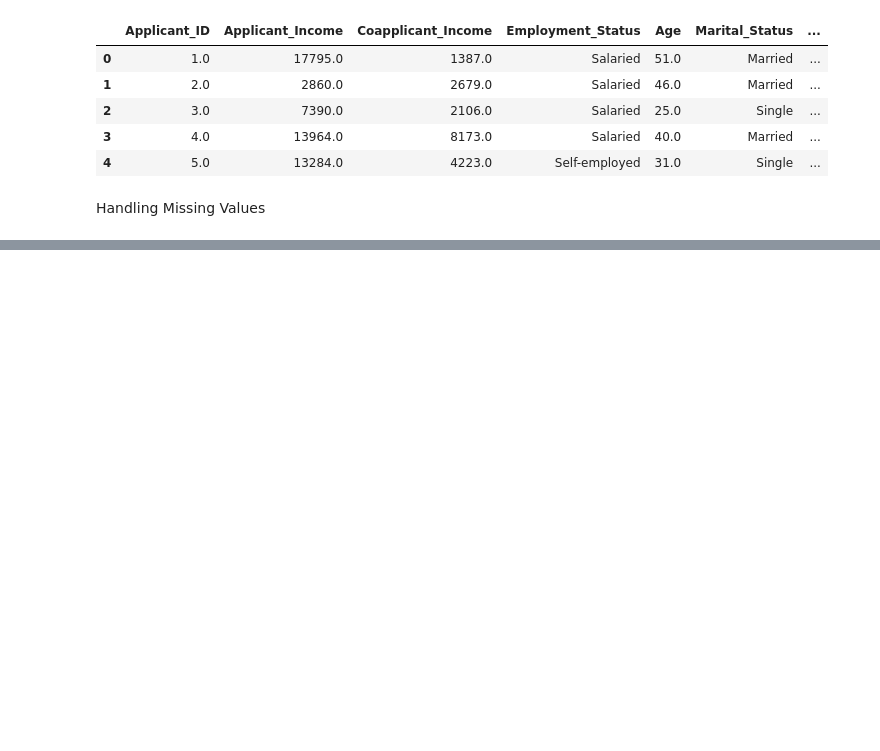
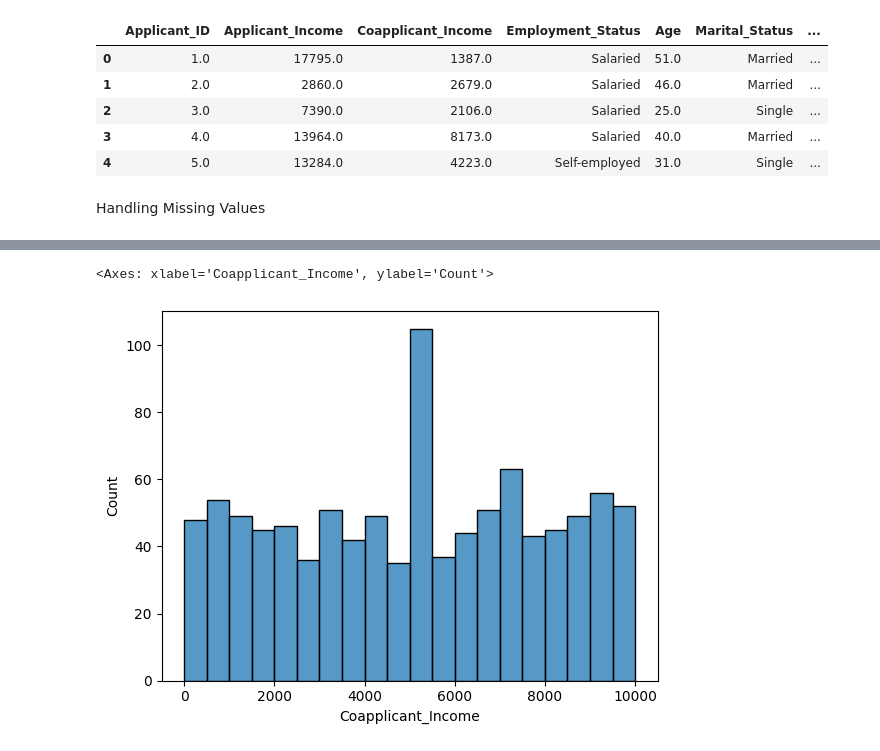
Before and after one commit to hrshagarwal/LoanSense-AI, a Jupyter notebook: loansense.ipynb, the cells around one changed output, grey strips where cells are left out. Drawn from its saved outputs; the diff is of its cells as text; code cells hidden in the pictures; blank space fills up the shorter version.

```diff
--- a/loansense.ipynb
+++ b/loansense.ipynb
@@ -35,0 +72,9 @@ df.isnull().sum()
+# %%
+sns.histplot(
+    data = df,
+    x = "Coapplicant_Income",
+    bins=20
+)
+# %% [output]
+<Axes: xlabel='Coapplicant_Income', ylabel='Count'>
+[figure, added]
```
Also changed, not shown: parts of 9 cells of this notebook.
